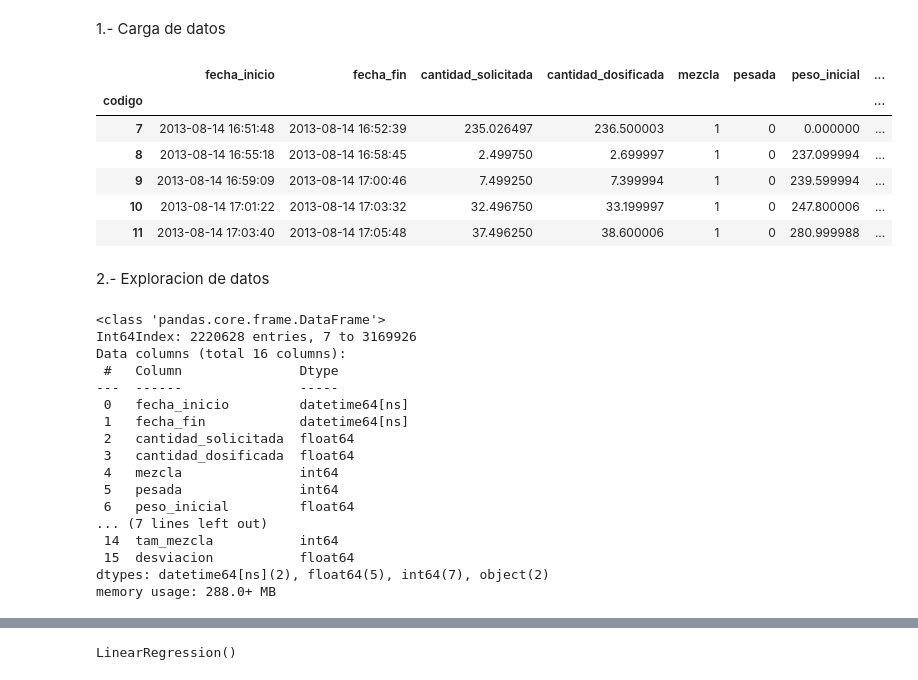
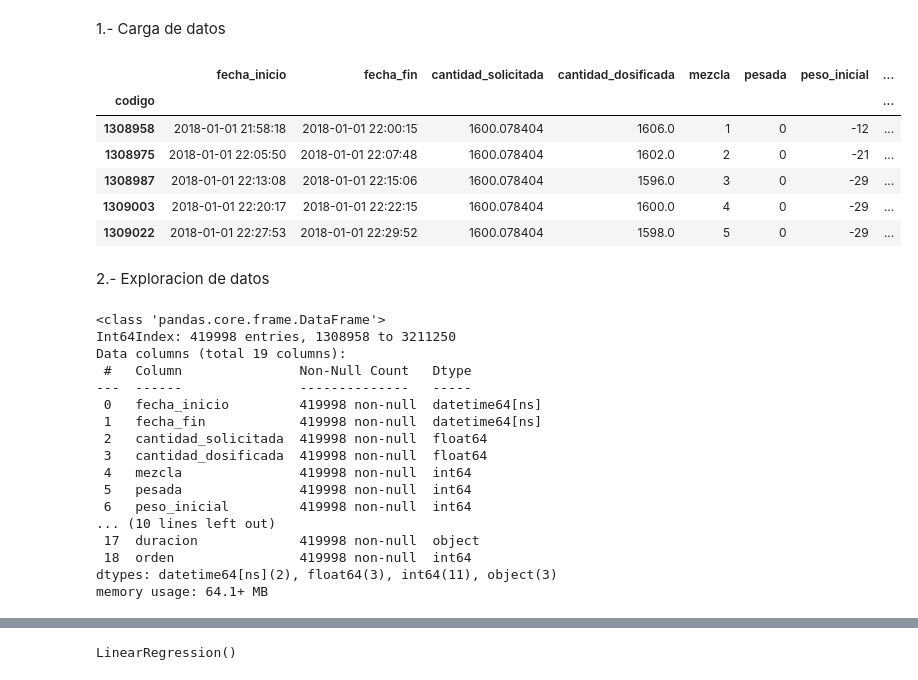
Before and after one commit to joseluiscasado/mcidaen_tfm, a Jupyter notebook: TFM_notebook.ipynb, the cells around one changed output, grey strips where cells are left out. Drawn from its saved outputs; the diff is of its cells as text; code cells hidden in the pictures.

```diff
--- a/TFM_notebook.ipynb
+++ b/TFM_notebook.ipynb
@@ -22,37 +22,37 @@ display(HTML("<style>.container { width:95% !important; }</style>"))
 # %% [markdown]
 1.- Carga de datos
 # %%
-df_dosificaciones = pd.read_csv('datos/datos.csv', \
+df_dosificaciones = pd.read_csv('datos/datos.zip', compression='zip', \
                     sep=',', na_values='\\N', index_col='codigo', \
                     parse_dates=['fecha_inicio', 'fecha_fin'])
 df_dosificaciones.head(5)
 # %% [output]
 |  | fecha_inicio | fecha_fin | cantidad_solicitada | cantidad_dosificada | mezcla | pesada | peso_inicial | ... |
 | codigo |  |  |  |  |  |  |  | ... |
-| 7 | 2013-08-14 16:51:48 | 2013-08-14 16:52:39 | 235.026497 | 236.500003 | 1 | 0 | 0.000000 | ... |
-| 8 | 2013-08-14 16:55:18 | 2013-08-14 16:58:45 | 2.499750 | 2.699997 | 1 | 0 | 237.099994 | ... |
-| 9 | 2013-08-14 16:59:09 | 2013-08-14 17:00:46 | 7.499250 | 7.399994 | 1 | 0 | 239.599994 | ... |
-| 10 | 2013-08-14 17:01:22 | 2013-08-14 17:03:32 | 32.496750 | 33.199997 | 1 | 0 | 247.800006 | ... |
-| 11 | 2013-08-14 17:03:40 | 2013-08-14 17:05:48 | 37.496250 | 38.600006 | 1 | 0 | 280.999988 | ... |
+| 1308958 | 2018-01-01 21:58:18 | 2018-01-01 22:00:15 | 1600.078404 | 1606.0 | 1 | 0 | -12 | ... |
+| 1308975 | 2018-01-01 22:05:50 | 2018-01-01 22:07:48 | 1600.078404 | 1602.0 | 2 | 0 | -21 | ... |
+| 1308987 | 2018-01-01 22:13:08 | 2018-01-01 22:15:06 | 1600.078404 | 1596.0 | 3 | 0 | -29 | ... |
+| 1309003 | 2018-01-01 22:20:17 | 2018-01-01 22:22:15 | 1600.078404 | 1600.0 | 4 | 0 | -29 | ... |
+| 1309022 | 2018-01-01 22:27:53 | 2018-01-01 22:29:52 | 1600.078404 | 1598.0 | 5 | 0 | -29 | ... |
 # %% [markdown]
 2.- Exploracion de datos
 # %%
 df_dosificaciones.info()
 # %% [output]
 <class 'pandas.core.frame.DataFrame'>
-Int64Index: 2220628 entries, 7 to 3169926
-Data columns (total 16 columns):
- #   Column               Dtype
----  ------               -----
- 0   fecha_inicio         datetime64[ns]
- 1   fecha_fin            datetime64[ns]
- 2   cantidad_solicitada  float64
- 3   cantidad_dosificada  float64
- 4   mezcla               int64
- 5   pesada               int64
- 6   peso_inicial         float64
-... (7 lines left out)
- 14  tam_mezcla           int64
- 15  desviacion           float64
-dtypes: datetime64[ns](2), float64(5), int64(7), object(2)
-memory usage: 288.0+ MB
+Int64Index: 419998 entries, 1308958 to 3211250
+Data columns (total 19 columns):
+ #   Column               Non-Null Count   Dtype
+---  ------               --------------   -----
+ 0   fecha_inicio         419998 non-null  datetime64[ns]
+ 1   fecha_fin            419998 non-null  datetime64[ns]
+ 2   cantidad_solicitada  419998 non-null  float64
+ 3   cantidad_dosificada  419998 non-null  float64
+ 4   mezcla               419998 non-null  int64
+ 5   pesada               419998 non-null  int64
+ 6   peso_inicial         419998 non-null  int64
+... (10 lines left out)
+ 17  duracion             419998 non-null  object
+ 18  orden                419998 non-null  int64
+dtypes: datetime64[ns](2), float64(3), int64(11), object(3)
+memory usage: 64.1+ MB
```
Also changed, not shown: parts of 73 cells of this notebook.
